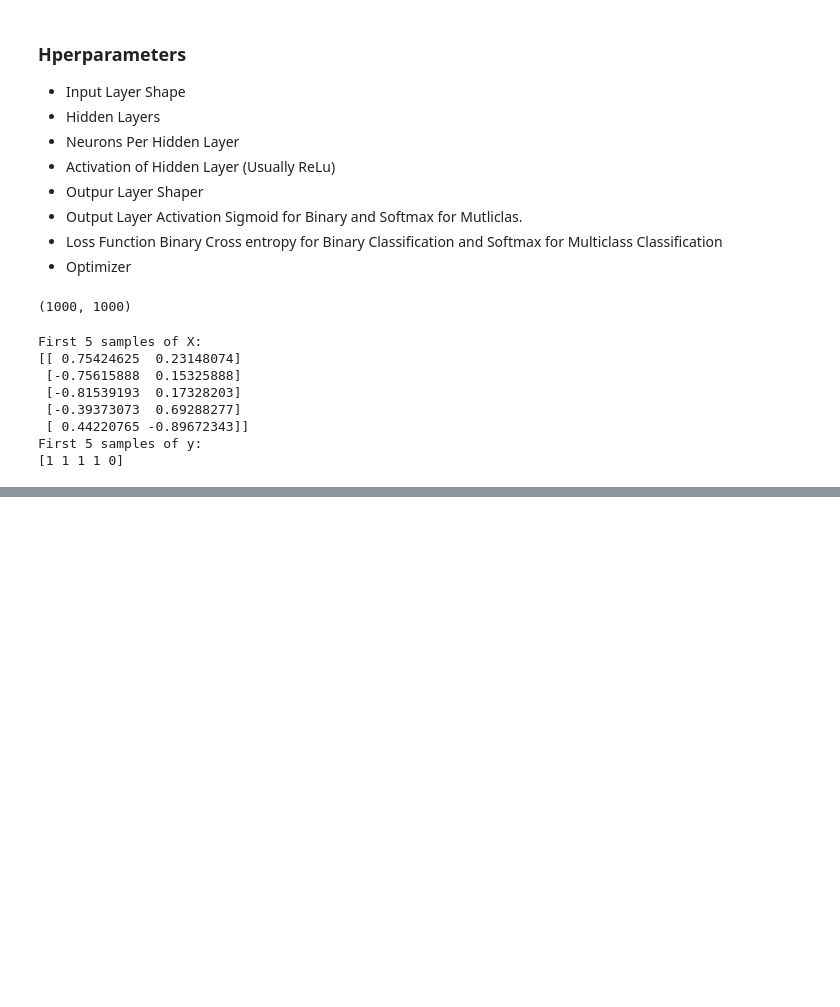
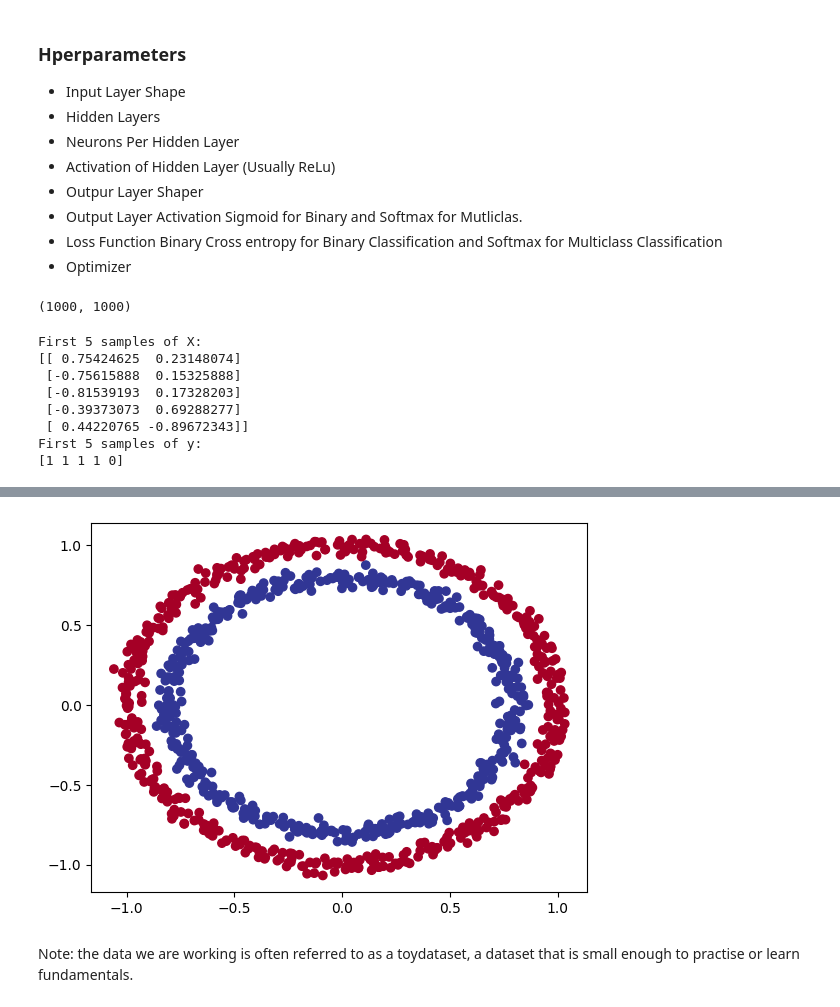
Before and after one commit to narendra974/Pytorch_Bootcamp_ZTM, a Jupyter notebook: 03_NNClassification.ipynb, the cells around one changed output, grey strips where cells are left out. Cells and saved outputs as stored; diff of their text form; code cells hidden in the pictures; blank space fills up the shorter version.

```diff
--- a/03_NNClassification.ipynb
+++ b/03_NNClassification.ipynb
@@ -68,0 +86,6 @@ circles = pd.DataFrame({"X0": X[:, 0], "X1": X[:, 1] })
+# %%
+plt.scatter(x = X[:, 0], y = X[:, 1], c = y, cmap=plt.cm.RdYlBu);
+# %% [output]
+[figure, added]
+# %% [markdown]
+Note: the data we are working is often referred to as a toydataset, a dataset that is small enough to practise or learn fundamentals.
```
Also changed, not shown: parts of 2 cells of this notebook.
